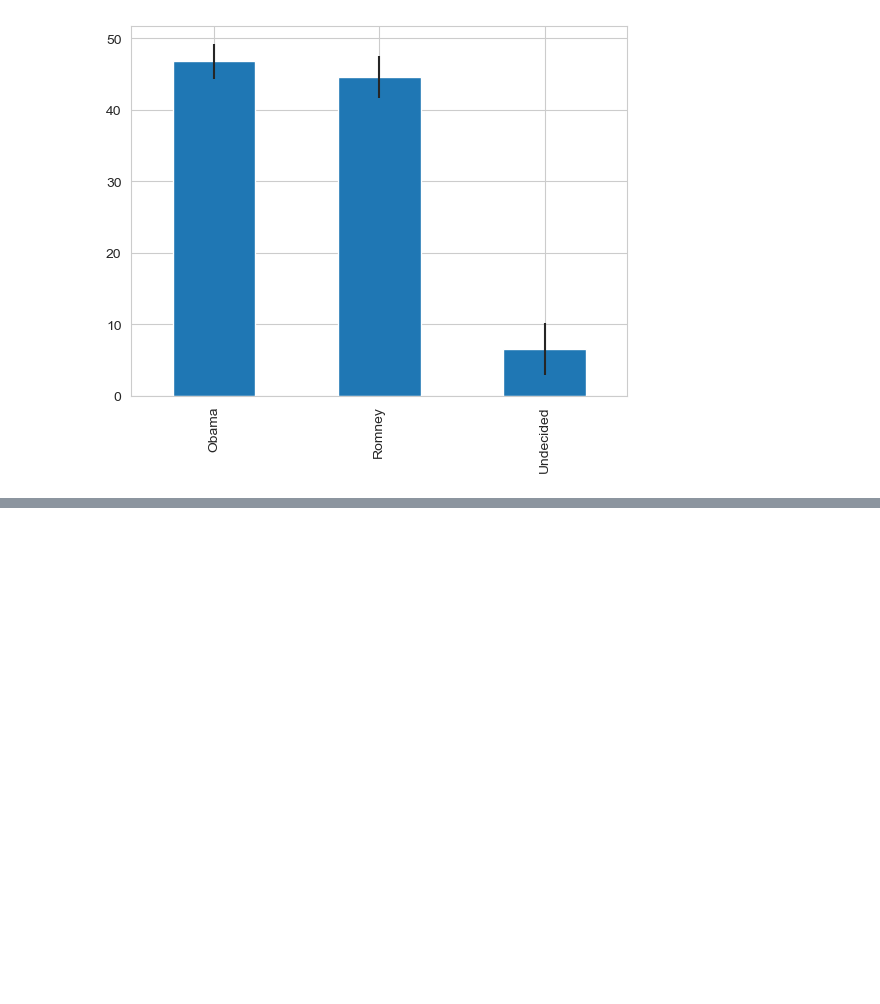
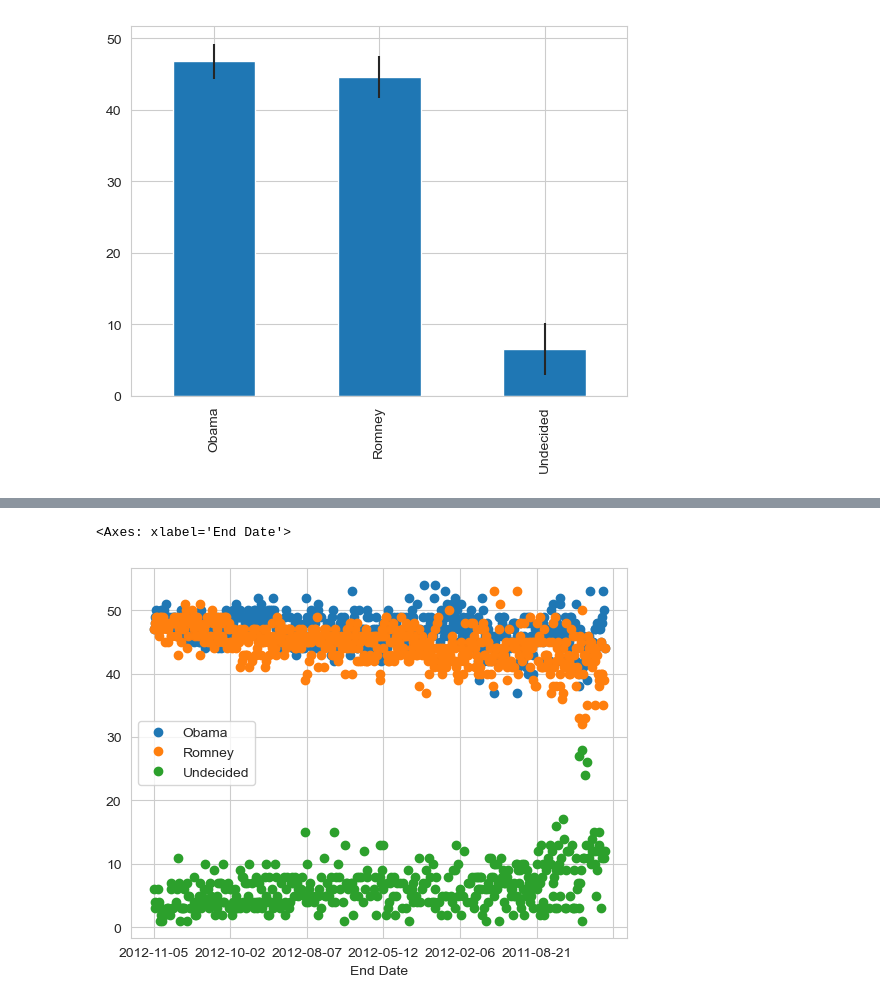
Before and after one commit to MohammedUsman-hub/Election-Analysis, a Jupyter notebook: ElectionAnalysis.ipynb, the cells around one changed output, grey strips where cells are left out. Saved outputs shown, nothing was run; the diff lists cells and outputs as text; code cells hidden in the pictures; blank space fills up the shorter version.

Commit message:
plotting the times people voted

```diff
--- a/ElectionAnalysis.ipynb
+++ b/ElectionAnalysis.ipynb
@@ -132,0 +147,5 @@ avg.plot(yerr=std, kind="bar", legend=False)
+# %%
+poll.plot(x='End Date', y=['Obama', 'Romney', 'Undecided'], linestyle='', marker='o')
+# %% [output]
+<Axes: xlabel='End Date'>
+[figure, added]
```
Also changed, not shown: parts of 5 cells of this notebook.
